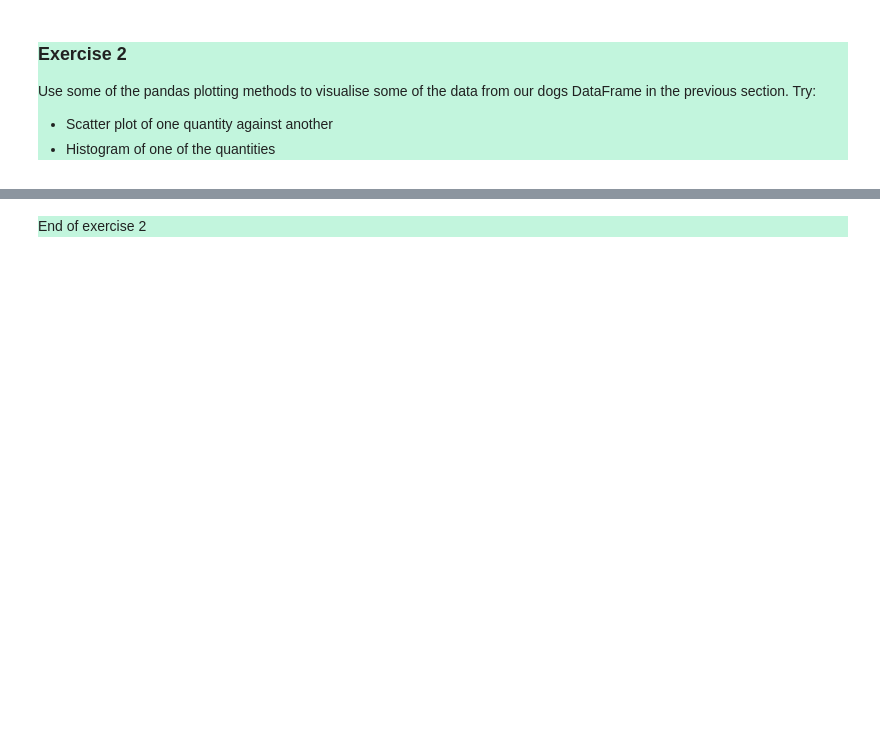
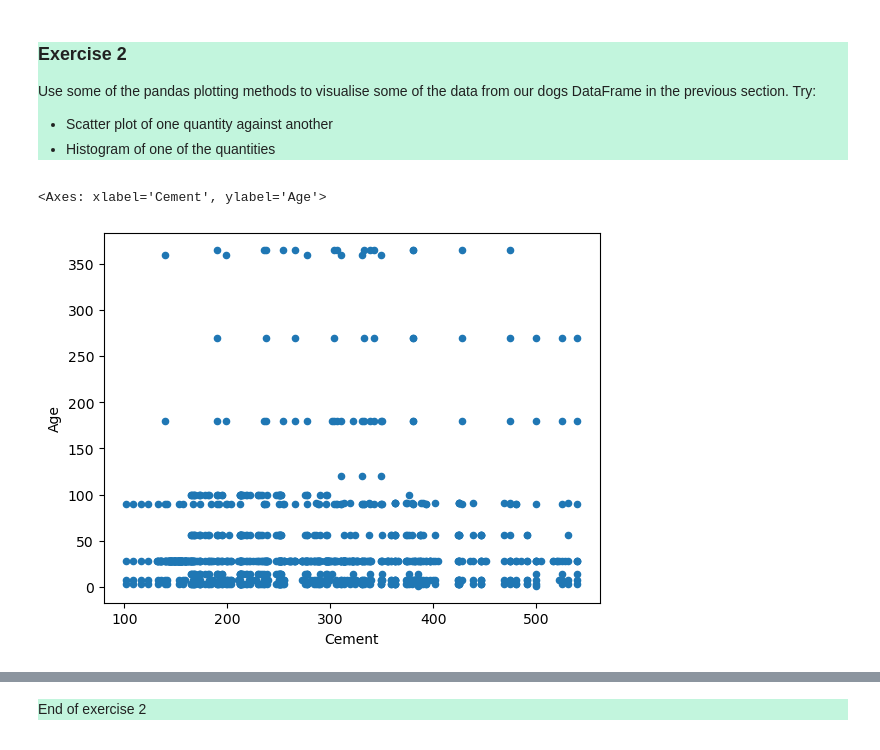
Before and after one commit to lizziewitt/DSML, a Jupyter notebook: week01/Week_01_data_handling.ipynb, the cells around one changed output, grey strips where cells are left out. Drawn from its saved outputs; the diff is of its cells as text; code cells hidden in the pictures; blank space fills up the shorter version.

```diff
--- a/week01/Week_01_data_handling.ipynb
+++ b/week01/Week_01_data_handling.ipynb
@@ -474,5 +664,9 @@ Use some of the pandas plotting methods to visualise some of the data from our d
 * Histogram of one of the quantities
 # %%
 # Scatter plot code
+concrete_data.plot('Cement', 'Age', kind = 'scatter')
+# %% [output]
+<Axes: xlabel='Cement', ylabel='Age'>
+[figure, added]
 # %%
 # Histogram code
```
Also changed, not shown: parts of 43 cells of this notebook.
